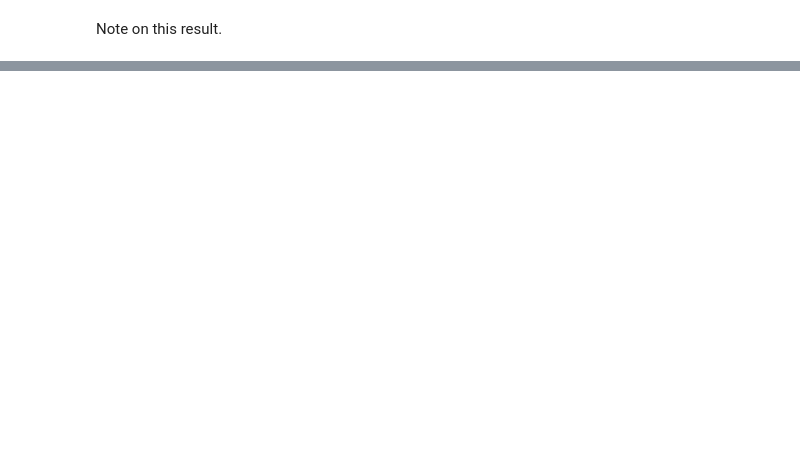
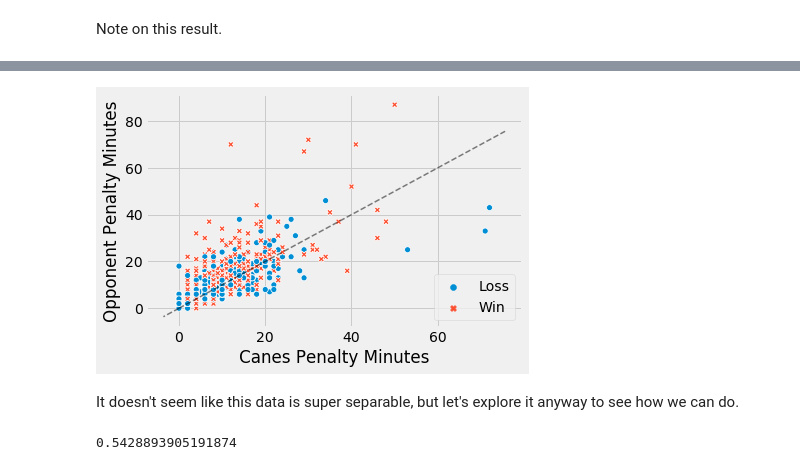
Before and after one commit to tas12740/Hockey---Do-Cheaters-Never-Win, a Jupyter notebook: SimplePredict.ipynb, the cells around one changed output, grey strips where cells are left out. Saved outputs shown, nothing was run; the diff lists cells and outputs as text; code cells hidden in the pictures; blank space fills up the shorter version.

```diff
--- a/SimplePredict.ipynb
+++ b/SimplePredict.ipynb
@@ -59,5 +66,5 @@ result = np.array(games_home['game_outcome'])
 # %%
-opp_pim = np.array(games_home['pen_min_opp'].fillna(0))
+opp_pim = np.array(games_home_no_ties['pen_min_opp'].fillna(0))
 
 opp_pim_reshape = opp_pim.reshape((opp_pim.shape[0], 1))
 # %%
@@ -220,3 +225,3 @@ games_home['pim_diff'] = games_home['pen_min_opp'] - games_home['pen_min']
 # %%
-pim_diff = np.array(games_home['pim_diff'])
+pim_diff = np.array(games_home_no_ties['pim_diff'])
 # %%
@@ -250,0 +260,26 @@ Note on this result.
+# %%
+hue=list(map(lambda x: 'Win' if x == 1 else 'Loss', result))
+
+ax = sns.scatterplot(x=games_home_no_ties['pen_min'], y=games_home_no_ties['pen_min_opp'], hue=hue, style=hue)
+
+xs = np.linspace(0, ax.get_xlim())
+
+plt.plot(xs, xs, '--', color='black', alpha=0.5, linewidth=1.5)
+
+plt.xlabel('Canes Penalty Minutes')
+plt.ylabel('Opponent Penalty Minutes')
+
+plt.show()
+# %% [output]
+[figure, added]
+# %% [markdown]
+It doesn't seem like this data is super separable, but let's explore it anyway to see how we can do.
+# %%
+log_reg = LogisticRegression(penalty='none')
+
+X = games_home_no_ties[['pen_min', 'pen_min_opp']].to_numpy()
+log_reg.fit(X, result)
+
+log_reg.score(X, result)
+# %% [output]
+0.5428893905191874
```
Also changed, not shown: parts of 49 cells of this notebook.
